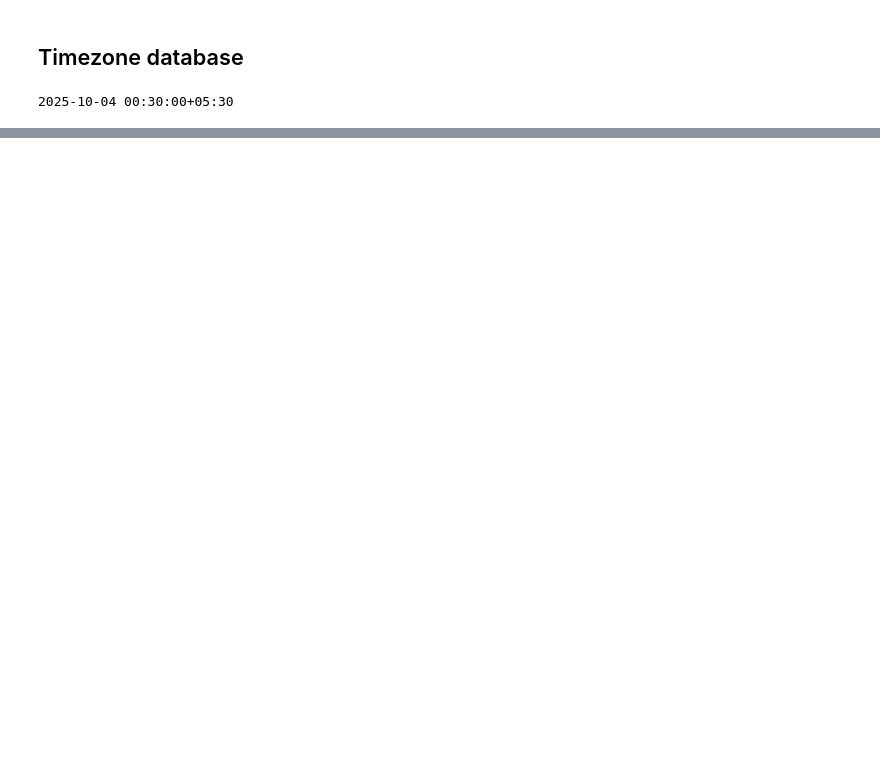
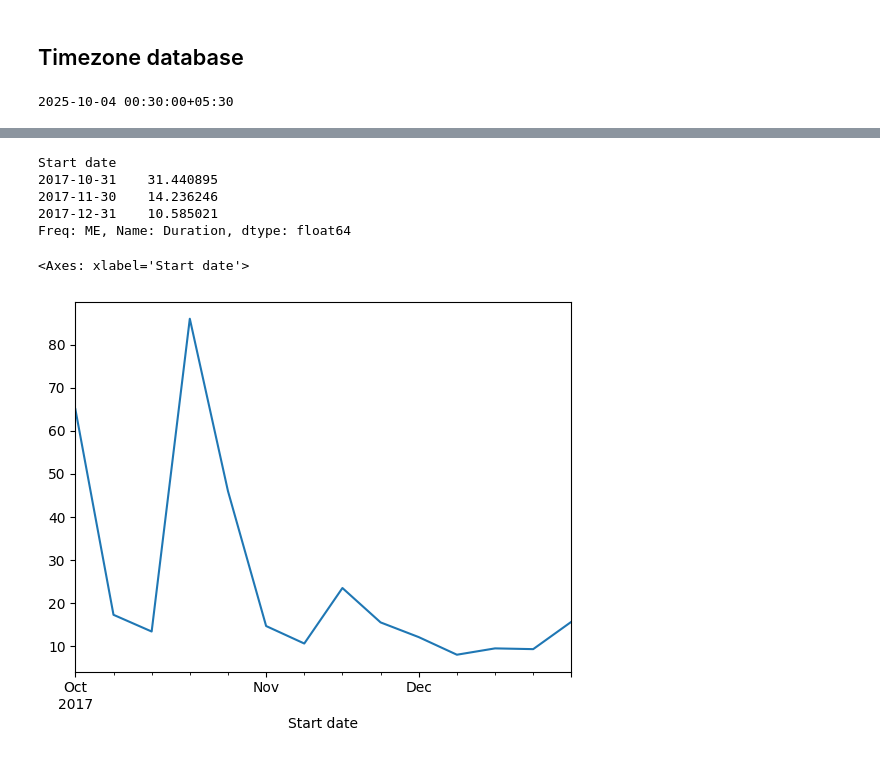
Before and after one commit to abhijeet-bhambere/exploratory_data_analysis, a Jupyter notebook: dates_times_work/date_and_time_chapter.ipynb, the cells around one changed output, grey strips where cells are left out. Drawn from its saved outputs; the diff is of its cells as text; code cells hidden in the pictures; blank space fills up the shorter version.

```diff
--- a/dates_times_work/date_and_time_chapter.ipynb
+++ b/dates_times_work/date_and_time_chapter.ipynb
@@ -358,0 +579,17 @@ print(dt.replace(tzinfo=ist))
+# %%
+# Calculating average ride duration by month
+# bikes.groupby('Member type')['Duration'].mean().dt.total_seconds()/60
+bikes.resample(rule='ME', on='Start date')['Duration'].mean().dt.total_seconds()/60
+# %% [output]
+Start date
+2017-10-31    31.440895
+2017-11-30    14.236246
+2017-12-31    10.585021
+Freq: ME, Name: Duration, dtype: float64
+# %%
+# Plotting week-sie average ridership
+# Use Duration minutes  (calculated) for better granularity
+(bikes.resample(rule='W', on='Start date')['Duration'].mean().dt.total_seconds()/60).plot()
+# %% [output]
+<Axes: xlabel='Start date'>
+[figure, added]
```
Also changed, not shown: parts of 63 cells of this notebook.
